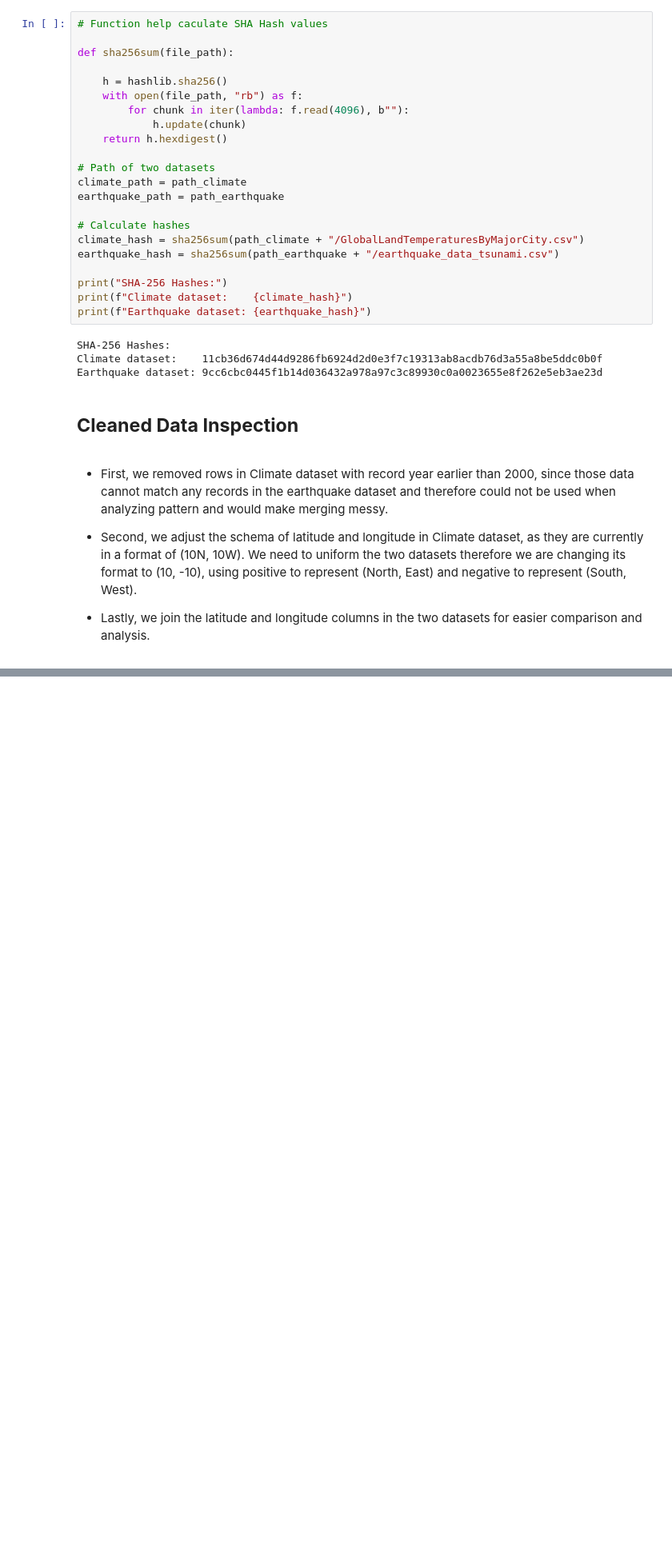
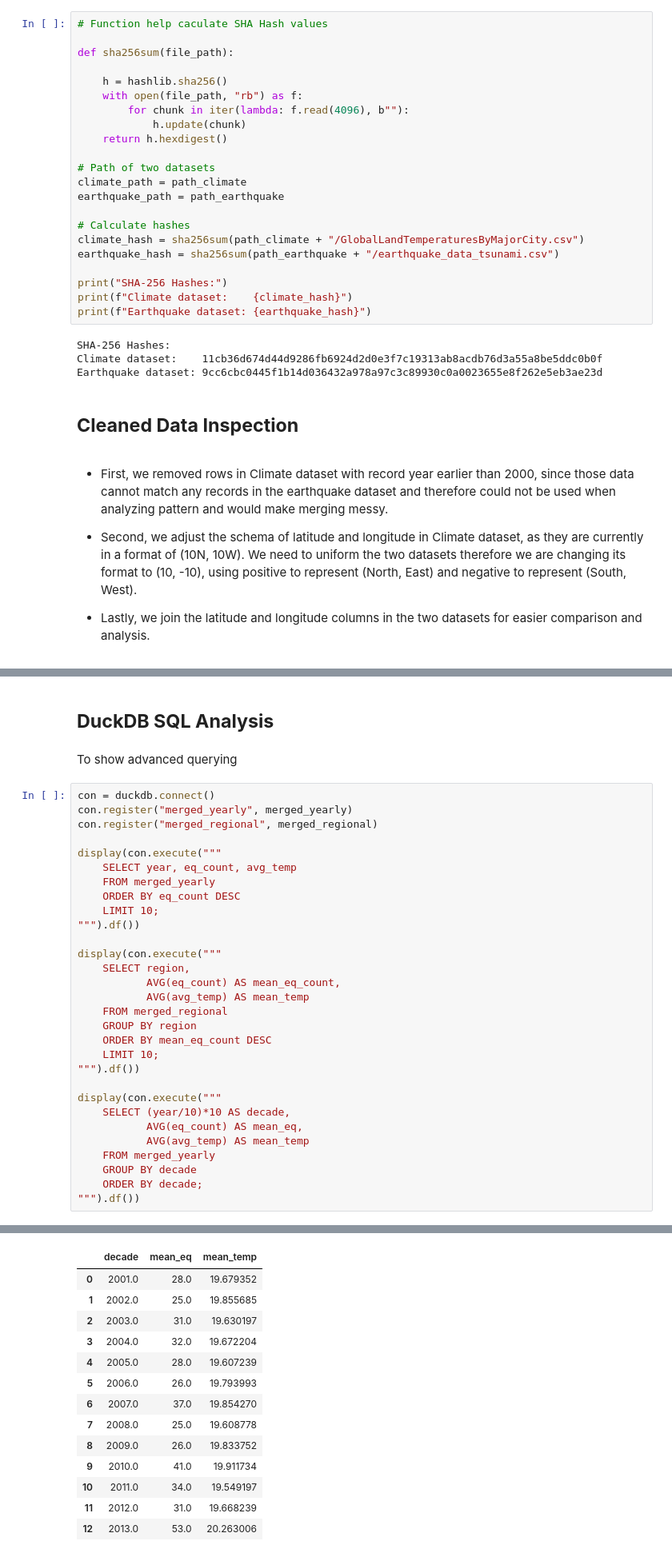
Before and after one commit to GeorgeWang1557/UIUC-IS477-Qemal-George, a Jupyter notebook: Course Project.ipynb, the cells around one changed output, grey strips where cells are left out. Shown at 80% size. Drawn from its saved outputs; the diff is of its cells as text; blank space fills up the shorter version.

```diff
--- a/Course Project.ipynb
+++ b/Course Project.ipynb
@@ -118,0 +399,35 @@ df_earthquake_cleaned.head()
+# %% [markdown]
+## **DuckDB SQL Analysis**
+# %% [markdown]
+To show advanced querying
+# %%
+con = duckdb.connect()
+con.register("merged_yearly", merged_yearly)
+con.register("merged_regional", merged_regional)
+
+display(con.execute("""
+    SELECT year, eq_count, avg_temp
+    FROM merged_yearly
+    ORDER BY eq_count DESC
+    LIMIT 10;
+""").df())
+
+display(con.execute("""
+    SELECT region,
+           AVG(eq_count) AS mean_eq_count,
+           AVG(avg_temp) AS mean_temp
+    FROM merged_regional
+    GROUP BY region
+    ORDER BY mean_eq_count DESC
+    LIMIT 10;
+""").df())
+
+display(con.execute("""
+    SELECT (year/10)*10 AS decade,
+           AVG(eq_count) AS mean_eq,
+           AVG(avg_temp) AS mean_temp
+    FROM merged_yearly
+    GROUP BY decade
+    ORDER BY decade;
+""").df())
+# %% [output]
@@ -118,0 +456,14 @@ df_earthquake_cleaned.head()
+|  | decade | mean_eq | mean_temp |
+| 0 | 2001.0 | 28.0 | 19.679352 |
+| 1 | 2002.0 | 25.0 | 19.855685 |
+| 2 | 2003.0 | 31.0 | 19.630197 |
+| 3 | 2004.0 | 32.0 | 19.672204 |
+| 4 | 2005.0 | 28.0 | 19.607239 |
+| 5 | 2006.0 | 26.0 | 19.793993 |
+| 6 | 2007.0 | 37.0 | 19.854270 |
+| 7 | 2008.0 | 25.0 | 19.608778 |
+| 8 | 2009.0 | 26.0 | 19.833752 |
+| 9 | 2010.0 | 41.0 | 19.911734 |
+| 10 | 2011.0 | 34.0 | 19.549197 |
+| 11 | 2012.0 | 31.0 | 19.668239 |
+| 12 | 2013.0 | 53.0 | 20.263006 |
```
Also changed, not shown: parts of 34 cells of this notebook.
